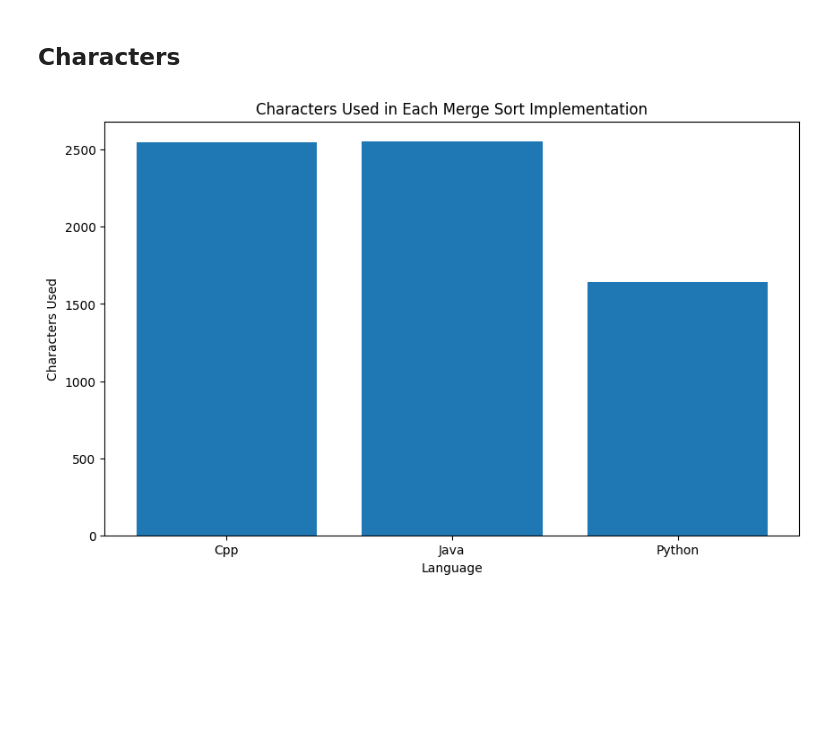
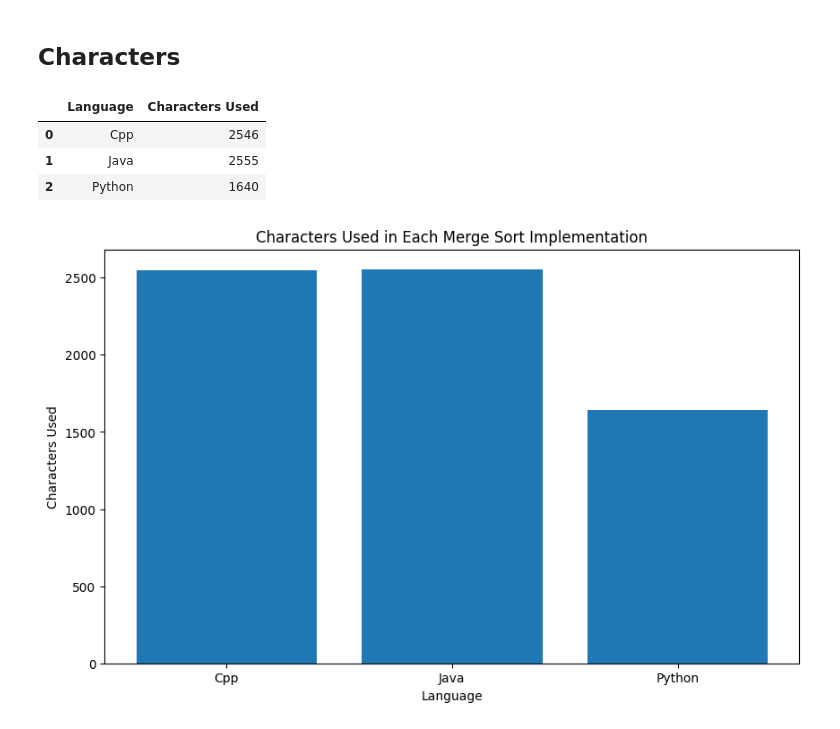
Before and after one commit to m4nv3ru/fm-ws23, a Jupyter notebook: fm.ipynb, the cells around one changed output. Saved outputs shown, nothing was run; the diff lists cells and outputs as text; code cells hidden in the pictures; blank space fills up the shorter version.

```diff
--- a/fm.ipynb
+++ b/fm.ipynb
@@ -212,27 +227,33 @@ plt.show()
 # %%
 def count_characters(file_path):
     """Counts the number of characters in a given file."""
     try:
         with open(file_path, 'r') as file:
             content = file.read()
             return len(content)
     except FileNotFoundError:
         return "File not found."
 
 characters_used = {
     'Cpp': count_characters("./cpp/merge_sort.cpp"),
     'Java': count_characters("./java/MergeSort.java"),
     'Python': count_characters("./python/merge_sort.py")
 }
 
 
 chars_df = pd.DataFrame(list(characters_used.items()), columns=['Language', 'Characters Used'])
 
+display(chars_df)
+
 plt.figure(figsize=(10, 6))
 plt.bar(chars_df['Language'], chars_df['Characters Used'])
 plt.title('Characters Used in Each Merge Sort Implementation')
 plt.xlabel('Language')
 plt.ylabel('Characters Used')
 plt.show()
 # %% [output]
+|  | Language | Characters Used |
+| 0 | Cpp | 2546 |
+| 1 | Java | 2555 |
+| 2 | Python | 1640 |
 [figure]
```
Also changed, not shown: parts of 1 cell of this notebook.
